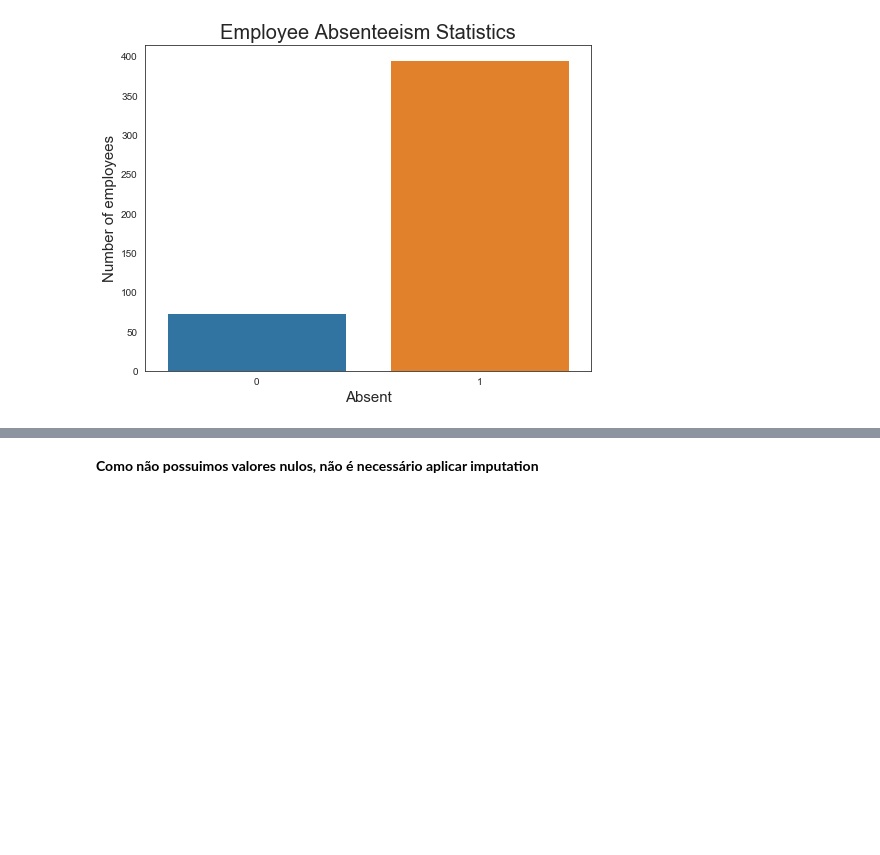
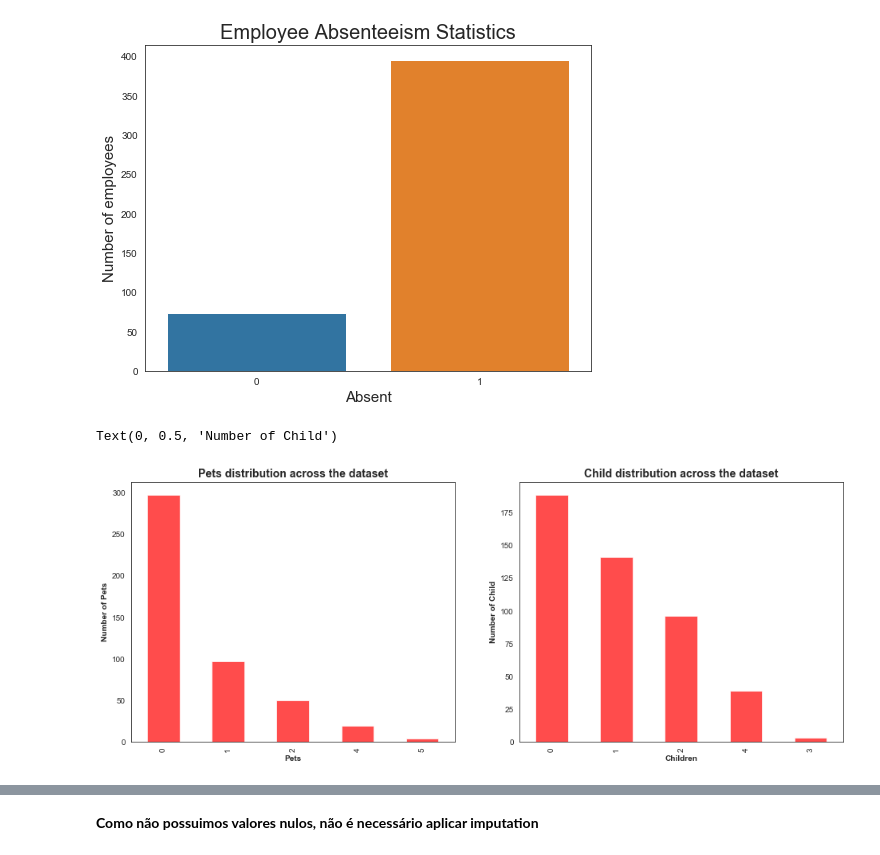
Before and after one commit to Pugnatore/EmployeeAbsenteeism, a Jupyter notebook: TrabalhoFinal.ipynb, the cells around one changed output, grey strips where cells are left out. Cells and saved outputs as stored; diff of their text form; code cells hidden in the pictures; blank space fills up the shorter version.

Commit message:
Graphs added

```diff
--- a/TrabalhoFinal.ipynb
+++ b/TrabalhoFinal.ipynb
@@ -241,3 +241,18 @@ plt.title("Employee Absenteeism Statistics",fontsize= 20)
 # %% [output]
 Text(0.5, 1, 'Employee Absenteeism Statistics')
 [figure]
+# %%
+pet_counts=data['Pet'].value_counts().sort_values(ascending=False)
+son_counts=data['Son'].value_counts().sort_values(ascending=False)
+fig, ax=plt.subplots(1,2,figsize=(16,6))
+pet_counts.plot.bar(ax = ax[0],alpha=0.7,color='red' )
+ax[0].set_title('Pets distribution across the dataset',weight='bold',fontsize=14) # Give the plot a main title
+ax[0].set_xlabel('Pets',weight='bold',fontsize=10) # Set text for the x axis
+ax[0].set_ylabel('Number of Pets',weight='bold',fontsize=10)# Set text for y axis
+son_counts.plot.bar(ax = ax[1],alpha=0.7,color='red' )
+ax[1].set_title('Child distribution across the dataset',weight='bold',fontsize=14) # Give the plot a main title
+ax[1].set_xlabel('Children',weight='bold',fontsize=10) # Set text for the x axis
+ax[1].set_ylabel('Number of Child',weight='bold',fontsize=10)# Set text for y axis
+# %% [output]
+Text(0, 0.5, 'Number of Child')
+[figure, added]
```
Also changed, not shown: parts of 14 cells of this notebook, 1 other file.
